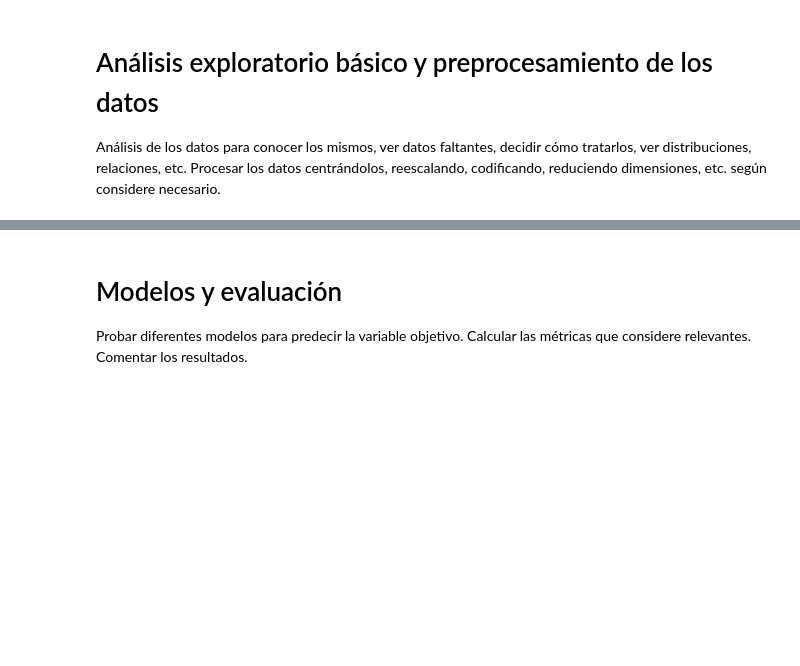
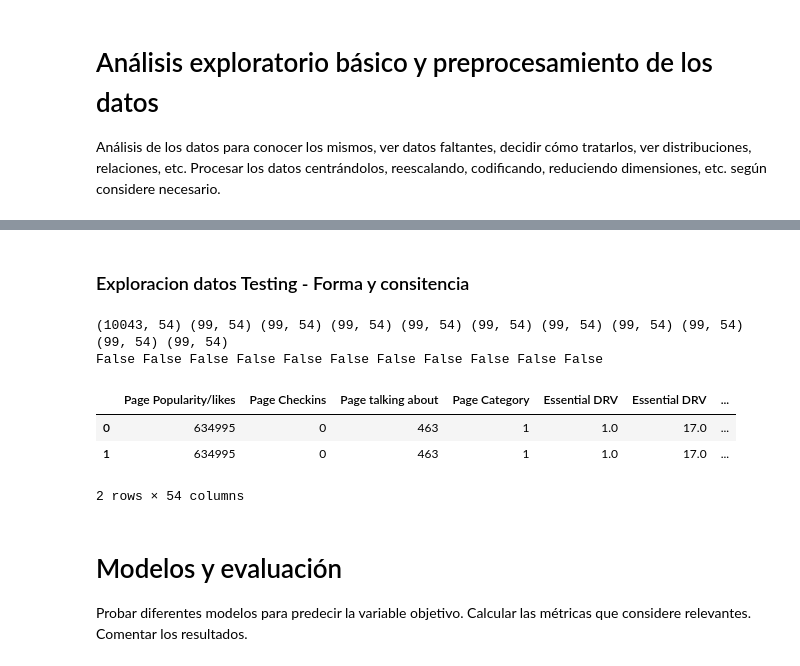
Before and after one commit to esgoty/Entregables-SPAZ-CEIA, a Jupyter notebook: INTRO-IA/TP 2/Plantilla_Trabajo_Practico_2.ipynb, the cells around one changed output, grey strips where cells are left out. Drawn from its saved outputs; the diff is of its cells as text; code cells hidden in the pictures; blank space fills up the shorter version.

```diff
--- a/INTRO-IA/TP 2/Plantilla_Trabajo_Practico_2.ipynb
+++ b/INTRO-IA/TP 2/Plantilla_Trabajo_Practico_2.ipynb
@@ -94,3 +72,32 @@ print(Y_test_set.shape)
+# %%
+# set de testing completo, medio raro que tenga menos que 10120 tho.
+Y_test_set = pd.read_csv("Dataset/Testing/Features_TestSet.csv")
+
+Y_case1 = pd.read_csv("Dataset/Testing/TestSet/Test_Case_1.csv")
+Y_case2 = pd.read_csv("Dataset/Testing/TestSet/Test_Case_2.csv")
+Y_case3 = pd.read_csv("Dataset/Testing/TestSet/Test_Case_3.csv")
+Y_case4 = pd.read_csv("Dataset/Testing/TestSet/Test_Case_4.csv")
+Y_case5 = pd.read_csv("Dataset/Testing/TestSet/Test_Case_5.csv")
+Y_case6 = pd.read_csv("Dataset/Testing/TestSet/Test_Case_6.csv")
+Y_case7 = pd.read_csv("Dataset/Testing/TestSet/Test_Case_7.csv")
+Y_case8 = pd.read_csv("Dataset/Testing/TestSet/Test_Case_8.csv")
+Y_case9 = pd.read_csv("Dataset/Testing/TestSet/Test_Case_9.csv")
+Y_case10 = pd.read_csv("Dataset/Testing/TestSet/Test_Case_10.csv")
+
+
+# Labeling de features
+Y_test_set.columns = ['Page Popularity/likes', 'Page Checkins', 'Page talking about ', 'Page Category ', 'Essential DRV','Essential DRV','Essential DRV','Essential DRV','Essential DRV','Essential DRV','Essential DRV','Essential DRV','Essential DRV','Essential DRV','Essential DRV','Essential DRV','Essential DRV','Essential DRV','Essential DRV','Essential DRV','Essential DRV','Essential DRV','Essential DRV','Essential DRV','Essential DRV','Essential DRV','Essential DRV','Essential DRV','Essential DRV', 'CMNTS C1','CMNTS C2','CMNTS C3','CMNTS C4','CMNTS C5','BASE TIME', 'Post length', 'Post Share Count','Post Promotion Status ',' hrs for which we have the target variable/ comments received.  ','PUBlished Weekdays (bin)','PUBlished Weekdays (bin)','PUBlished Weekdays (bin)','PUBlished Weekdays (bin)','PUBlished Weekdays (bin)','PUBlished Weekdays (bin)','PUBlished Weekdays (bin)','BDT weekday (bin)','BDT weekday (bin)','BDT weekday (bin)','BDT weekday (bin)','BDT weekday (bin)','BDT weekday (bin)','BDT weekday (bin)','TARGET VALUE IN NEYT H HOURS']
+
+Y_case1.columns = ['Page Popularity/likes', 'Page Checkins', 'Page talking about ', 'Page Category ', 'Essential DRV','Essential DRV','Essential DRV','Essential DRV','Essential DRV','Essential DRV','Essential DRV','Essential DRV','Essential DRV','Essential DRV','Essential DRV','Essential DRV','Essential DRV','Essential DRV','Essential DRV','Essential DRV','Essential DRV','Essential DRV','Essential DRV','Essential DRV','Essential DRV','Essential DRV','Essential DRV','Essential DRV','Essential DRV', 'CMNTS C1','CMNTS C2','CMNTS C3','CMNTS C4','CMNTS C5','BASE TIME', 'Post length', 'Post Share Count','Post Promotion Status ',' hrs for which we have the target variable/ comments received.  ','PUBlished Weekdays (bin)','PUBlished Weekdays (bin)','PUBlished Weekdays (bin)','PUBlished Weekdays (bin)','PUBlished Weekdays (bin)','PUBlished Weekdays (bin)','PUBlished Weekdays (bin)','BDT weekday (bin)','BDT weekday (bin)','BDT weekday (bin)','BDT weekday (bin)','BDT weekday (bin)','BDT weekday (bin)','BDT weekday (bin)','TARGET VALUE IN NEYT H HOURS']
+Y_case2.columns = ['Page Popularity/likes', 'Page Checkins', 'Page talking about ', 'Page Category ', 'Essential DRV','Essential DRV','Essential DRV','Essential DRV','Essential DRV','Essential DRV','Essential DRV','Essential DRV','Essential DRV','Essential DRV','Essential DRV','Essential DRV','Essential DRV','Essential DRV','Essential DRV','Essential DRV','Essential DRV','Essential DRV','Essential DRV','Essential DRV','Essential DRV','Essential DRV','Essential DRV','Essential DRV','Essential DRV', 'CMNTS C1','CMNTS C2','CMNTS C3','CMNTS C4','CMNTS C5','BASE TIME', 'Post length', 'Post Share Count','Post Promotion Status ',' hrs for which we have the target variable/ comments received.  ','PUBlished Weekdays (bin)','PUBlished Weekdays (bin)','PUBlished Weekdays (bin)','PUBlished Weekdays (bin)','PUBlished Weekdays (bin)','PUBlished Weekdays (bin)','PUBlished Weekdays (bin)','BDT weekday (bin)','BDT weekday (bin)','BDT weekday (bin)','BDT weekday (bin)','BDT weekday (bin)','BDT weekday (bin)','BDT weekday (bin)','TARGET VALUE IN NEYT H HOURS']
+Y_case3.columns = ['Page Popularity/likes', 'Page Checkins', 'Page talking about ', 'Page Category ', 'Essential DRV','Essential DRV','Essential DRV','Essential DRV','Essential DRV','Essential DRV','Essential DRV','Essential DRV','Essential DRV','Essential DRV','Essential DRV','Essential DRV','Essential DRV','Essential DRV','Essential DRV','Essential DRV','Essential DRV','Essential DRV','Essential DRV','Essential DRV','Essential DRV','Essential DRV','Essential DRV','Essential DRV','Essential DRV', 'CMNTS C1','CMNTS C2','CMNTS C3','CMNTS C4','CMNTS C5','BASE TIME', 'Post length', 'Post Share Count','Post Promotion Status ',' hrs for which we have the target variable/ comments received.  ','PUBlished Weekdays (bin)','PUBlished Weekdays (bin)','PUBlished Weekdays (bin)','PUBlished Weekdays (bin)','PUBlished Weekdays (bin)','PUBlished Weekdays (bin)','PUBlished Weekdays (bin)','BDT weekday (bin)','BDT weekday (bin)','BDT weekday (bin)','BDT weekday (bin)','BDT weekday (bin)','BDT weekday (bin)','BDT weekday (bin)','TARGET VALUE IN NEYT H HOURS']
+Y_case4.columns = ['Page Popularity/likes', 'Page Checkins', 'Page talking about ', 'Page Category ', 'Essential DRV','Essential DRV','Essential DRV','Essential DRV','Essential DRV','Essential DRV','Essential DRV','Essential DRV','Essential DRV','Essential DRV','Essential DRV','Essential DRV','Essential DRV','Essential DRV','Essential DRV','Essential DRV','Essential DRV','Essential DRV','Essential DRV','Essential DRV','Essential DRV','Essential DRV','Essential DRV','Essential DRV','Essential DRV', 'CMNTS C1','CMNTS C2','CMNTS C3','CMNTS C4','CMNTS C5','BASE TIME', 'Post length', 'Post Share Count','Post Promotion Status ',' hrs for which we have the target variable/ comments received.  ','PUBlished Weekdays (bin)','PUBlished Weekdays (bin)','PUBlished Weekdays (bin)','PUBlished Weekdays (bin)','PUBlished Weekdays (bin)','PUBlished Weekdays (bin)','PUBlished Weekdays (bin)','BDT weekday (bin)','BDT weekday (bin)','BDT weekday (bin)','BDT weekday (bin)','BDT weekday (bin)','BDT weekday (bin)','BDT weekday (bin)','TARGET VALUE IN NEYT H HOURS']
+Y_case5.columns = ['Page Popularity/likes', 'Page Checkins', 'Page talking about ', 'Page Category ', 'Essential DRV','Essential DRV','Essential DRV','Essential DRV','Essential DRV','Essential DRV','Essential DRV','Essential DRV','Essential DRV','Essential DRV','Essential DRV','Essential DRV','Essential DRV','Essential DRV','Essential DRV','Essential DRV','Essential DRV','Essential DRV','Essential DRV','Essential DRV','Essential DRV','Essential DRV','Essential DRV','Essential DRV','Essential DRV', 'CMNTS C1','CMNTS C2','CMNTS C3','CMNTS C4','CMNTS C5','BASE TIME', 'Post length', 'Post Share Count','Post Promotion Status ',' hrs for which we have the target variable/ comments received.  ','PUBlished Weekdays (bin)','PUBlished Weekdays (bin)','PUBlished Weekdays (bin)','PUBlished Weekdays (bin)','PUBlished Weekdays (bin)','PUBlished Weekdays (bin)','PUBlished Weekdays (bin)','BDT weekday (bin)','BDT weekday (bin)','BDT weekday (bin)','BDT weekday (bin)','BDT weekday (bin)','BDT weekday (bin)','BDT weekday (bin)','TARGET VALUE IN NEYT H HOURS']
+Y_case6.columns = ['Page Popularity/likes', 'Page Checkins', 'Page talking about ', 'Page Category ', 'Essential DRV','Essential DRV','Essential DRV','Essential DRV','Essential DRV','Essential DRV','Essential DRV','Essential DRV','Essential DRV','Essential DRV','Essential DRV','Essential DRV','Essential DRV','Essential DRV','Essential DRV','Essential DRV','Essential DRV','Essential DRV','Essential DRV','Essential DRV','Essential DRV','Essential DRV','Essential DRV','Essential DRV','Essential DRV', 'CMNTS C1','CMNTS C2','CMNTS C3','CMNTS C4','CMNTS C5','BASE TIME', 'Post length', 'Post Share Count','Post Promotion Status ',' hrs for which we have the target variable/ comments received.  ','PUBlished Weekdays (bin)','PUBlished Weekdays (bin)','PUBlished Weekdays (bin)','PUBlished Weekdays (bin)','PUBlished Weekdays (bin)','PUBlished Weekdays (bin)','PUBlished Weekdays (bin)','BDT weekday (bin)','BDT weekday (bin)','BDT weekday (bin)','BDT weekday (bin)','BDT weekday (bin)','BDT weekday (bin)','BDT weekday (bin)','TARGET VALUE IN NEYT H HOURS']
+Y_case7.columns = ['Page Popularity/likes', 'Page Checkins', 'Page talking about ', 'Page Category ', 'Essential DRV','Essential DRV','Essential DRV','Essential DRV','Essential DRV','Essential DRV','Essential DRV','Essential DRV','Essential DRV','Essential DRV','Essential DRV','Essential DRV','Essential DRV','Essential DRV','Essential DRV','Essential DRV','Essential DRV','Essential DRV','Essential DRV','Essential DRV','Essential DRV','Essential DRV','Essential DRV','Essential DRV','Essential DRV', 'CMNTS C1','CMNTS C2','CMNTS C3','CMNTS C4','CMNTS C5','BASE TIME', 'Post length', 'Post Share Count','Post Promotion Status ',' hrs for which we have the target variable/ comments received.  ','PUBlished Weekdays (bin)','PUBlished Weekdays (bin)','PUBlished Weekdays (bin)','PUBlished Weekdays (bin)','PUBlished Weekdays (bin)','PUBlished Weekdays (bin)','PUBlished Weekdays (bin)','BDT weekday (bin)','BDT weekday (bin)','BDT weekday (bin)','BDT weekday (bin)','BDT weekday (bin)','BDT weekday (bin)','BDT weekday (bin)','TARGET VALUE IN NEYT H HOURS']
+Y_case8.columns = ['Page Popularity/likes', 'Page Checkins', 'Page talking about ', 'Page Category ', 'Essential DRV','Essential DRV','Essential DRV','Essential DRV','Essential DRV','Essential DRV','Essential DRV','Essential DRV','Essential DRV','Essential DRV','Essential DRV','Essential DRV','Essential DRV','Essential DRV','Essential DRV','Essential DRV','Essential DRV','Essential DRV','Essential DRV','Essential DRV','Essential DRV','Essential DRV','Essential DRV','Essential DRV','Essential DRV', 'CMNTS C1','CMNTS C2','CMNTS C3','CMNTS C4','CMNTS C5','BASE TIME', 'Post length', 'Post Share Count','Post Promotion Status ',' hrs for which we have the target variable/ comments received.  ','PUBlished Weekdays (bin)','PUBlished Weekdays (bin)','PUBlished Weekdays (bin)','PUBlished Weekdays (bin)','PUBlished Weekdays (bin)','PUBlished Weekdays (bin)','PUBlished Weekdays (bin)','BDT weekday (bin)','BDT weekday (bin)','BDT weekday (bin)','BDT weekday (bin)','BDT weekday (bin)','BDT weekday (bin)','BDT weekday (bin)','TARGET VALUE IN NEYT H HOURS']
+Y_case9.columns = ['Page Popularity/likes', 'Page Checkins', 'Page talking about ', 'Page Category ', 'Essential DRV','Essential DRV','Essential DRV','Essential DRV','Essential DRV','Essential DRV','Essential DRV','Essential DRV','Essential DRV','Essential DRV','Essential DRV','Essential DRV','Essential DRV','Essential DRV','Essential DRV','Essential DRV','Essential DRV','Essential DRV','Essential DRV','Essential DRV','Essential DRV','Essential DRV','Essential DRV','Essential DRV','Essential DRV', 'CMNTS C1','CMNTS C2','CMNTS C3','CMNTS C4','CMNTS C5','BASE TIME', 'Post length', 'Post Share Count','Post Promotion Status ',' hrs for which we have the target variable/ comments received.  ','PUBlished Weekdays (bin)','PUBlished Weekdays (bin)','PUBlished Weekdays (bin)','PUBlished Weekdays (bin)','PUBlished Weekdays (bin)','PUBlished Weekdays (bin)','PUBlished Weekdays (bin)','BDT weekday (bin)','BDT weekday (bin)','BDT weekday (bin)','BDT weekday (bin)','BDT weekday (bin)','BDT weekday (bin)','BDT weekday (bin)','TARGET VALUE IN NEYT H HOURS']
+Y_case10.columns = ['Page Popularity/likes', 'Page Checkins', 'Page talking about ', 'Page Category ', 'Essential DRV','Essential DRV','Essential DRV','Essential DRV','Essential DRV','Essential DRV','Essential DRV','Essential DRV','Essential DRV','Essential DRV','Essential DRV','Essential DRV','Essential DRV','Essential DRV','Essential DRV','Essential DRV','Essential DRV','Essential DRV','Essential DRV','Essential DRV','Essential DRV','Essential DRV','Essential DRV','Essential DRV','Essential DRV', 'CMNTS C1','CMNTS C2','CMNTS C3','CMNTS C4','CMNTS C5','BASE TIME', 'Post length', 'Post Share Count','Post Promotion Status ',' hrs for which we have the target variable/ comments received.  ','PUBlished Weekdays (bin)','PUBlished Weekdays (bin)','PUBlished Weekdays (bin)','PUBlished Weekdays (bin)','PUBlished Weekdays (bin)','PUBlished Weekdays (bin)','PUBlished Weekdays (bin)','BDT weekday (bin)','BDT weekday (bin)','BDT weekday (bin)','BDT weekday (bin)','BDT weekday (bin)','BDT weekday (bin)','BDT weekday (bin)','TARGET VALUE IN NEYT H HOURS']
 # %% [markdown]
 # Análisis exploratorio básico y preprocesamiento de los datos
 
@@ -98,3 +153,21 @@ Análisis de los datos para conocer los mismos, ver datos faltantes, decidir có
+# %% [markdown]
+### Exploracion datos Testing - Forma y consitencia
+# %%
+print(Y_test_set.shape,Y_case1.shape,Y_case2.shape,Y_case3.shape,Y_case4.shape,Y_case5.shape,Y_case6.shape,Y_case7.shape,Y_case8.shape,Y_case9.shape,Y_case10.shape)
+
+#autor dice que esta todo ok, pero voy a chequear si hay NaNs
+print(Y_test_set.isnull().values.any(),Y_case1.isnull().values.any(),Y_case2.isnull().values.any(),Y_case3.isnull().values.any(),Y_case4.isnull().values.any(),Y_case5.isnull().values.any(),Y_case6.isnull().values.any(),Y_case7.isnull().values.any(),Y_case8.isnull().values.any(),Y_case9.isnull().values.any(),Y_case10.isnull().values.any(), )
+# Ningun data set tiene Nans. todos los datasets tienen misma cantidad de features. Digo que es tidy.
+
+# Veo un head
+Y_test_set.head(2)
+# %% [output]
+(10043, 54) (99, 54) (99, 54) (99, 54) (99, 54) (99, 54) (99, 54) (99, 54) (99, 54) (99, 54) (99, 54)
+False False False False False False False False False False False
+|  | Page Popularity/likes | Page Checkins | Page talking about | Page Category | Essential DRV | Essential DRV | ... |
+| 0 | 634995 | 0 | 463 | 1 | 1.0 | 17.0 | ... |
+| 1 | 634995 | 0 | 463 | 1 | 1.0 | 17.0 | ... |
+2 rows × 54 columns
 # %% [markdown]
 # Modelos y evaluación
 Probar diferentes modelos para predecir la variable objetivo. Calcular las métricas que considere relevantes. Comentar los resultados.
```
Also changed, not shown: parts of 9 cells of this notebook, 1 other file.
